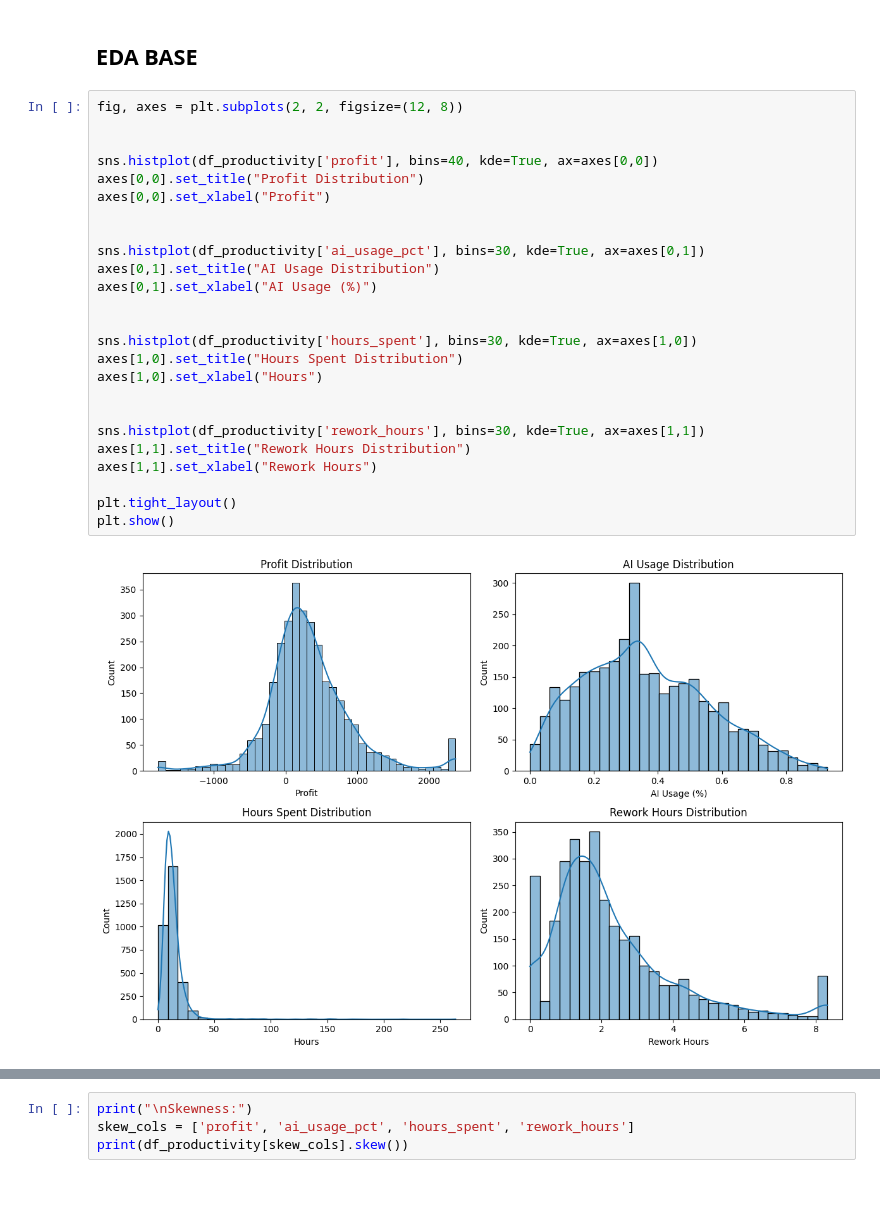
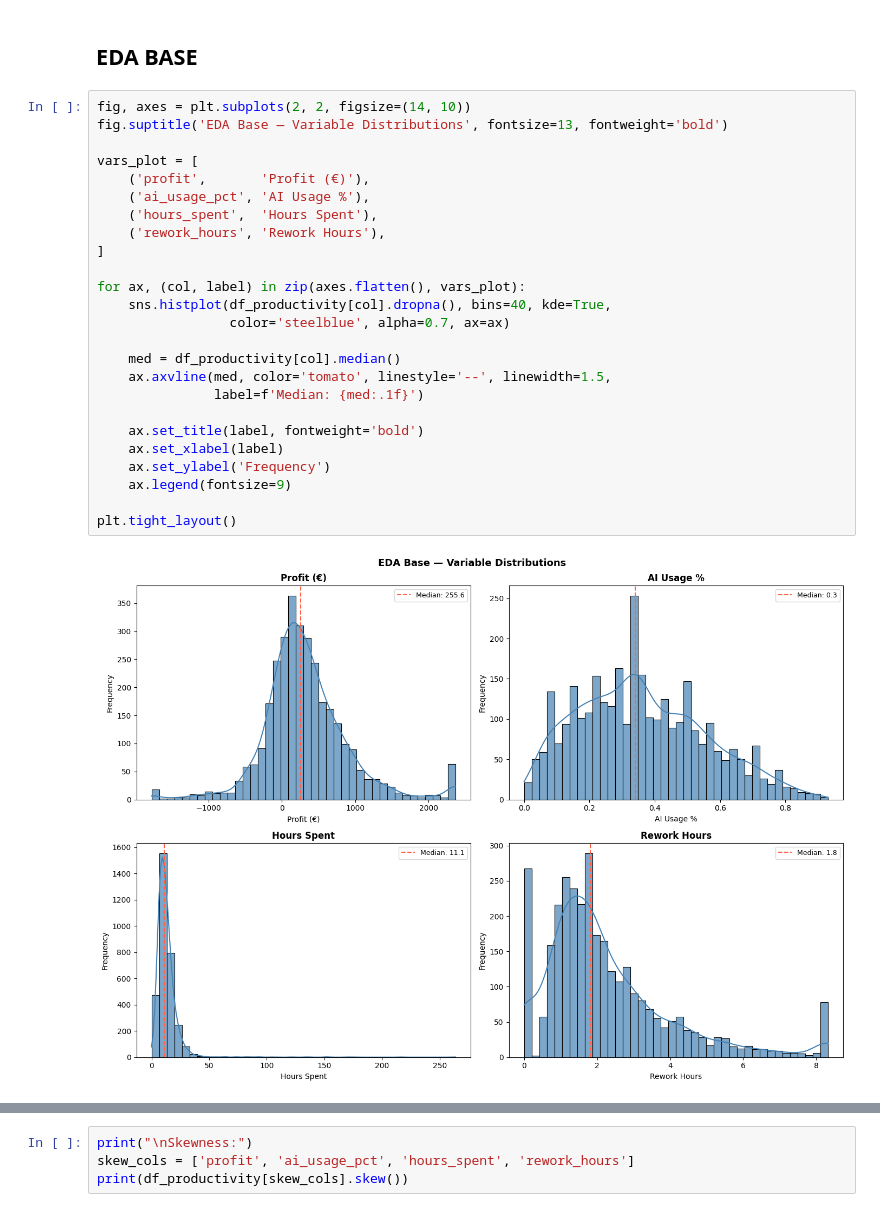
Before and after one commit to andreamammano89-maker/ML_Project_SEA_815441, a Jupyter notebook: EDA.ipynb, the cells around one changed output, grey strips where cells are left out. Cells and saved outputs as stored; diff of their text form.

```diff
--- a/EDA.ipynb
+++ b/EDA.ipynb
@@ -459,30 +459,30 @@ print(f"\n Final shape: {df_productivity.shape}")
 [figure]
 # %% [markdown]
 ## **EDA BASE**
-# %%
-fig, axes = plt.subplots(2, 2, figsize=(12, 8))
-
-
-sns.histplot(df_productivity['profit'], bins=40, kde=True, ax=axes[0,0])
-axes[0,0].set_title("Profit Distribution")
-axes[0,0].set_xlabel("Profit")
-
-
-sns.histplot(df_productivity['ai_usage_pct'], bins=30, kde=True, ax=axes[0,1])
-axes[0,1].set_title("AI Usage Distribution")
-axes[0,1].set_xlabel("AI Usage (%)")
-
-
-sns.histplot(df_productivity['hours_spent'], bins=30, kde=True, ax=axes[1,0])
-axes[1,0].set_title("Hours Spent Distribution")
-axes[1,0].set_xlabel("Hours")
-
-
-sns.histplot(df_productivity['rework_hours'], bins=30, kde=True, ax=axes[1,1])
-axes[1,1].set_title("Rework Hours Distribution")
-axes[1,1].set_xlabel("Rework Hours")
-
-plt.tight_layout()
-plt.show()
-# %% [output]
-[figure, removed]
+# %%
+fig, axes = plt.subplots(2, 2, figsize=(14, 10))
+fig.suptitle('EDA Base — Variable Distributions', fontsize=13, fontweight='bold')
+
+vars_plot = [
+    ('profit',       'Profit (€)'),
+    ('ai_usage_pct', 'AI Usage %'),
+    ('hours_spent',  'Hours Spent'),
+    ('rework_hours', 'Rework Hours'),
+]
+
+for ax, (col, label) in zip(axes.flatten(), vars_plot):
+    sns.histplot(df_productivity[col].dropna(), bins=40, kde=True,
+                 color='steelblue', alpha=0.7, ax=ax)
+
+    med = df_productivity[col].median()
+    ax.axvline(med, color='tomato', linestyle='--', linewidth=1.5,
+               label=f'Median: {med:.1f}')
+
+    ax.set_title(label, fontweight='bold')
+    ax.set_xlabel(label)
+    ax.set_ylabel('Frequency')
+    ax.legend(fontsize=9)
+
+plt.tight_layout()
+# %% [output]
+[figure, added]
```
Also changed, not shown: parts of 8 cells of this notebook.
